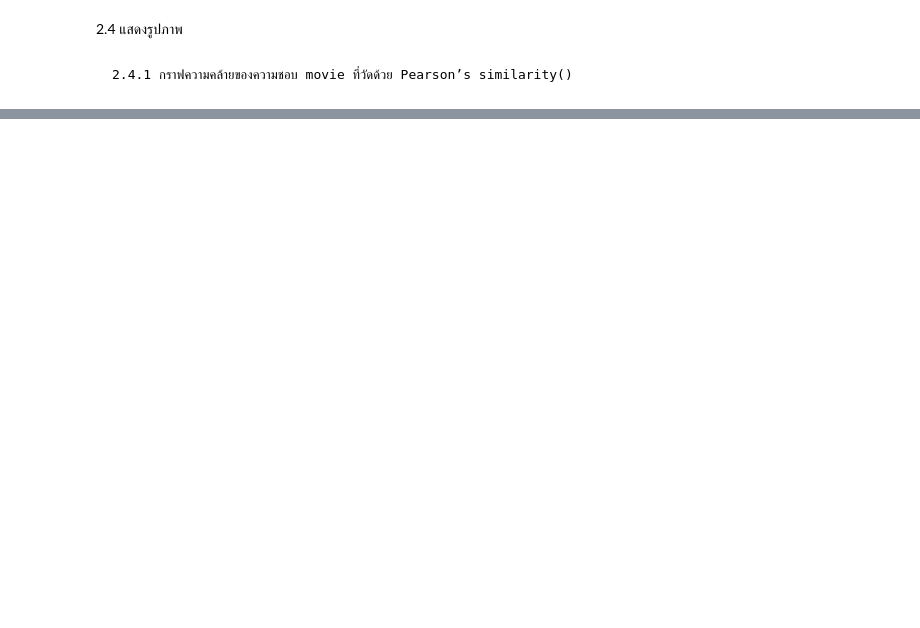
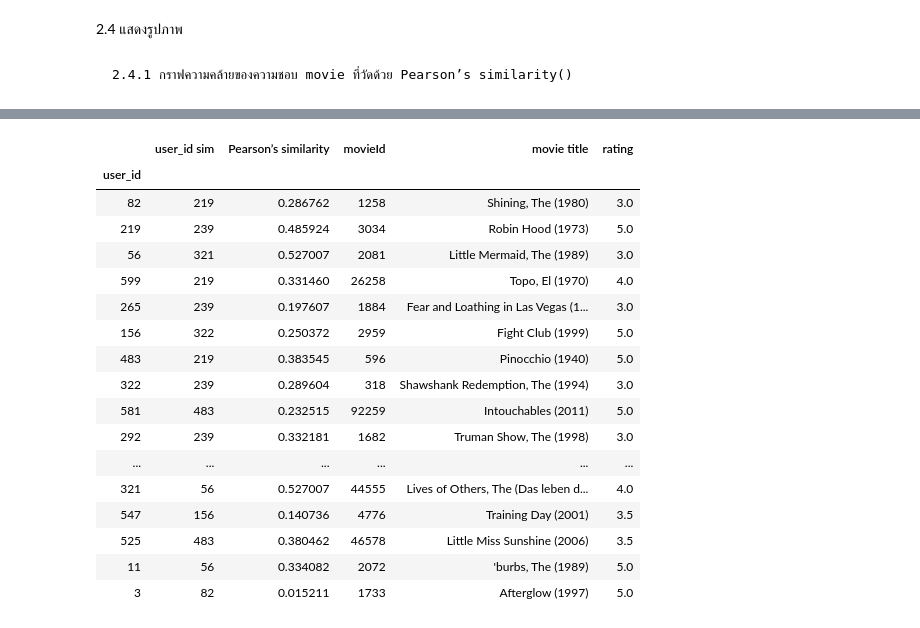
Before and after one commit to beamconan/ML, a Jupyter notebook: LAB04_to/Lab 4-2.ipynb, the cells around one changed output, grey strips where cells are left out. Drawn from its saved outputs; the diff is of its cells as text; code cells hidden in the pictures; blank space fills up the shorter version.

```diff
--- a/LAB04_to/Lab 4-2.ipynb
+++ b/LAB04_to/Lab 4-2.ipynb
@@ -484,0 +461,18 @@ Int64Index([ 82, 219,  56, 599, 265, 156, 483, 322, 581, 292, 239, 251, 197,
+# %%
+df_pearson_sim_detail = df_pearson_sim_table.copy()
+df_pearson_sim_detail = df_pearson_sim_detail.rename(columns={"user1":"user_id","user2":"user_id sim"})
+
+index_condition_drop = df_pearson_sim_detail[df_pearson_sim_detail['user_id']==df_pearson_sim_detail['user_id sim']].index
+df_pearson_sim_detail.drop(index_condition_drop,inplace = True)
+
+idx = df_pearson_sim_detail.groupby(['user_id'])['Pearson’s similarity'].transform(
+    max) == df_pearson_sim_detail['Pearson’s similarity']
+
+_df_pearson_sim_detail = df_pearson_sim_detail[idx].copy()
+
+fn = lambda _df_pearson_sim_detail: _df_pearson_sim_detail.loc[
+    RandomState(42).choice(_df_pearson_sim_detail.index,size=1,replace = True),:]
+
+df_pearson_sim_detail = _df_pearson_sim_detail.groupby('user_id',as_index=False).apply(fn)
+df_pearson_sim_detail = df_pearson_sim_detail.set_index(['user_id'])
+df_pearson_sim_detail
@@ -484,0 +498,8 @@ Int64Index([ 82, 219,  56, 599, 265, 156, 483, 322, 581, 292, 239, 251, 197,
+# %%
+idx = data_rating.groupby(['userId'])['rating'].transform(max) == data_rating['rating']
+
+_data_rating = data_rating[idx].copy()
+
+fn = lambda _data_rating: _data_rating.loc[RandomState(42).choice(_data_rating.index,size=1,replace = True),:]
+max_rating = _data_rating.groupby('userId',as_index=False).apply(fn)
+max_rating
@@ -484,0 +520,29 @@ Int64Index([ 82, 219,  56, 599, 265, 156, 483, 322, 581, 292, 239, 251, 197,
+# %%
+max_rating = max_rating.set_index('userId')
+df_pearson_sim_detail['movieId'] = [max_rating.iloc[uid]['movieId'] for uid in df_pearson_sim_detail.index]
+data_movies = data_movies.set_index('movieId')
+df_pearson_sim_detail['movie title'] = df_pearson_sim_detail.movieId.apply(
+    lambda x: data_movies[data_movies.index == x].title.values[0])
+df_pearson_sim_detail['rating'] = df_pearson_sim_detail.movieId.apply(
+    lambda x: data_rating[data_rating.movieId == x].rating.values[0])
+
+df_pearson_sim_detail
+# %% [output]
+|  | user_id sim | Pearson’s similarity | movieId | movie title | rating |
+| user_id |  |  |  |  |  |
+| 82 | 219 | 0.286762 | 1258 | Shining, The (1980) | 3.0 |
+| 219 | 239 | 0.485924 | 3034 | Robin Hood (1973) | 5.0 |
+| 56 | 321 | 0.527007 | 2081 | Little Mermaid, The (1989) | 3.0 |
+| 599 | 219 | 0.331460 | 26258 | Topo, El (1970) | 4.0 |
+| 265 | 239 | 0.197607 | 1884 | Fear and Loathing in Las Vegas (1... | 3.0 |
+| 156 | 322 | 0.250372 | 2959 | Fight Club (1999) | 5.0 |
+| 483 | 219 | 0.383545 | 596 | Pinocchio (1940) | 5.0 |
+| 322 | 239 | 0.289604 | 318 | Shawshank Redemption, The (1994) | 3.0 |
+| 581 | 483 | 0.232515 | 92259 | Intouchables (2011) | 5.0 |
+| 292 | 239 | 0.332181 | 1682 | Truman Show, The (1998) | 3.0 |
+| ... | ... | ... | ... | ... | ... |
+| 321 | 56 | 0.527007 | 44555 | Lives of Others, The (Das leben d... | 4.0 |
+| 547 | 156 | 0.140736 | 4776 | Training Day (2001) | 3.5 |
+| 525 | 483 | 0.380462 | 46578 | Little Miss Sunshine (2006) | 3.5 |
+| 11 | 56 | 0.334082 | 2072 | 'burbs, The (1989) | 5.0 |
+| 3 | 82 | 0.015211 | 1733 | Afterglow (1997) | 5.0 |
```
Also changed, not shown: parts of 12 cells of this notebook.
